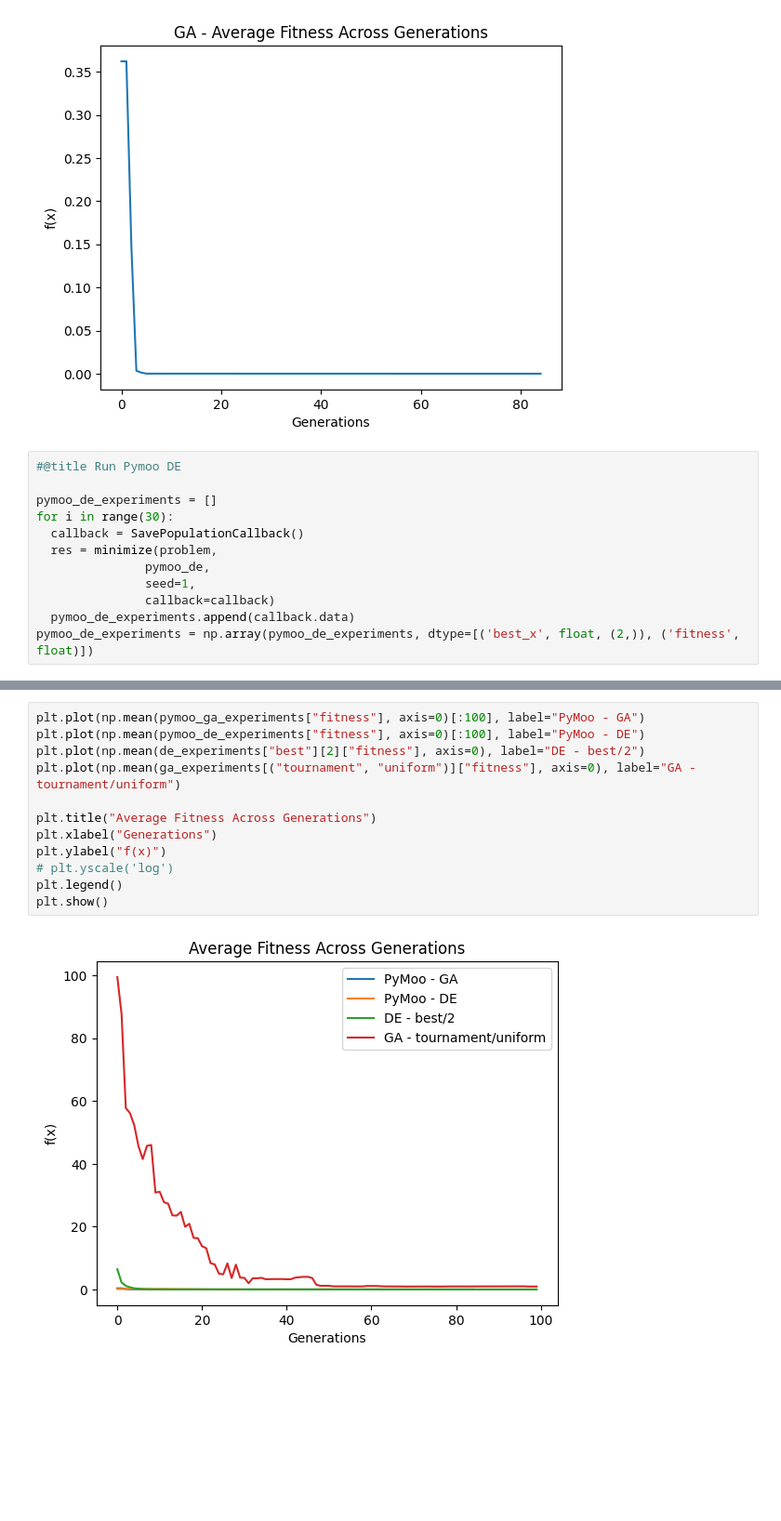
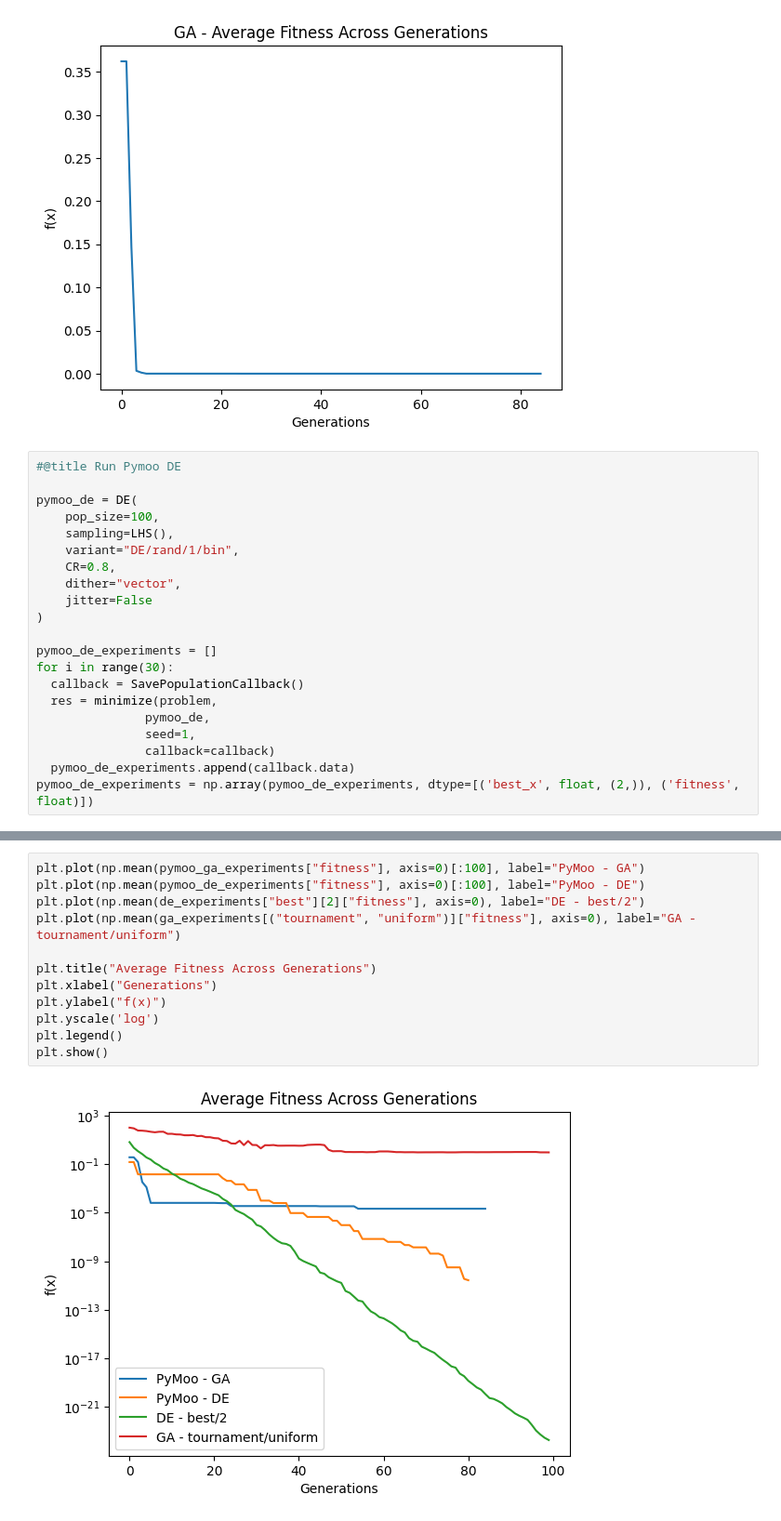
Before and after one commit to fparadas/evolution, a Jupyter notebook: experiments.ipynb, the cells around one changed output, grey strips where cells are left out. Shown: that part at 93% size. Cells and saved outputs as stored; diff of their text form; blank space fills up the shorter version.

```diff
--- a/experiments.ipynb
+++ b/experiments.ipynb
@@ -181,6 +174,15 @@ plt.show()
 [figure]
 # %%
 #@title Run Pymoo DE
+
+pymoo_de = DE(
+    pop_size=100,
+    sampling=LHS(),
+    variant="DE/rand/1/bin",
+    CR=0.8,
+    dither="vector",
+    jitter=False
+)
 
 pymoo_de_experiments = []
 for i in range(30):
@@ -202,15 +204,15 @@ plt.show()
 # %%
 plt.plot(np.mean(pymoo_ga_experiments["fitness"], axis=0)[:100], label="PyMoo - GA")
 plt.plot(np.mean(pymoo_de_experiments["fitness"], axis=0)[:100], label="PyMoo - DE")
 plt.plot(np.mean(de_experiments["best"][2]["fitness"], axis=0), label="DE - best/2")
 plt.plot(np.mean(ga_experiments[("tournament", "uniform")]["fitness"], axis=0), label="GA - tournament/uniform")
 
 plt.title("Average Fitness Across Generations")
 plt.xlabel("Generations")
 plt.ylabel("f(x)")
-# plt.yscale('log')
+plt.yscale('log')
 plt.legend()
 plt.show()
 # %% [output]
-[figure, old version]
+[figure, new version]
 # %%
```
Also changed, not shown: parts of 23 cells of this notebook, 1 other file.
